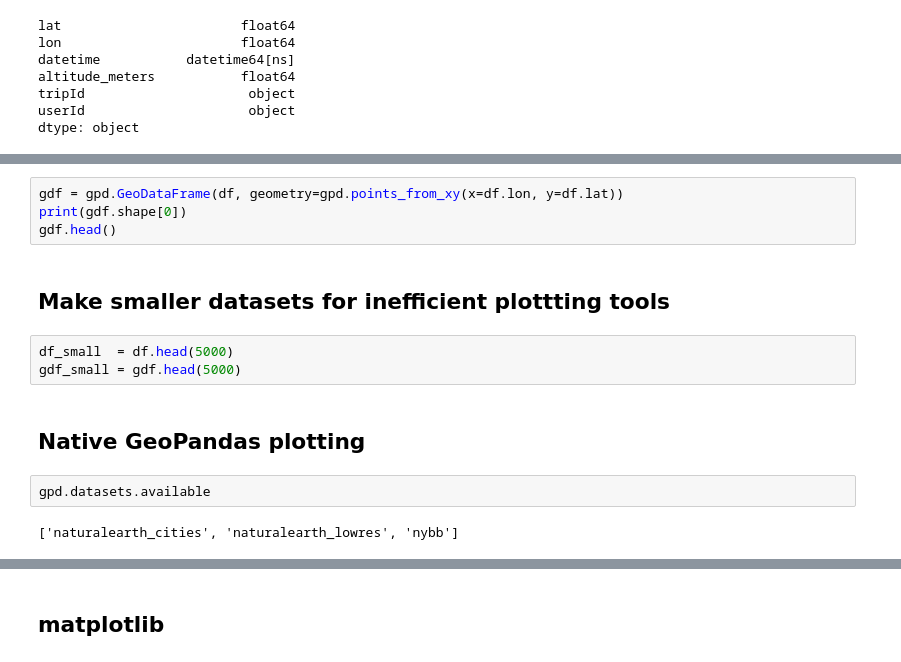
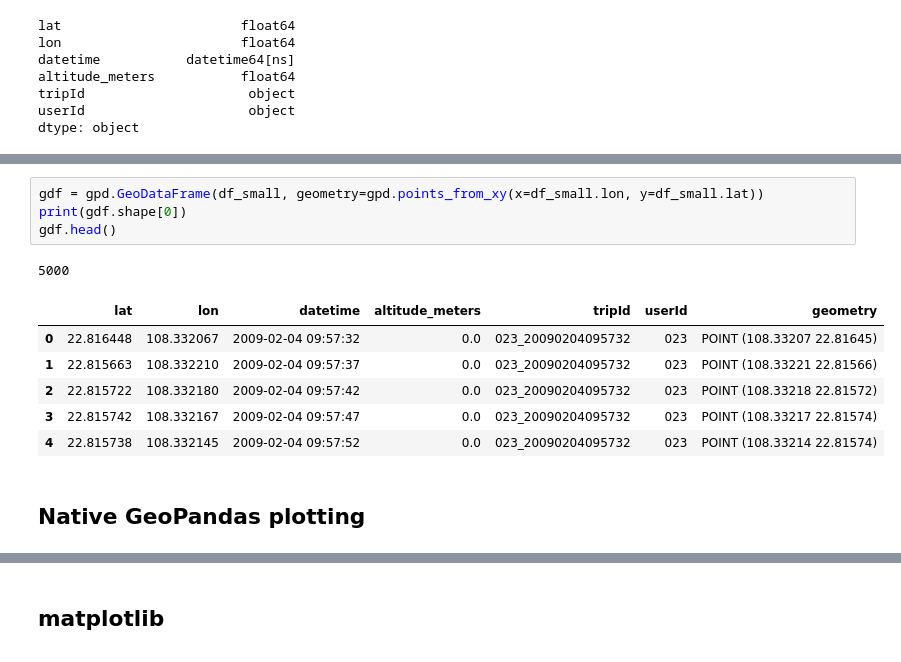
Before and after one commit to tjansson60/geospatial, a Jupyter notebook: geospatial.ipynb, the cells around one changed output, grey strips where cells are left out. Cells and saved outputs as stored; diff of their text form.

```diff
--- a/geospatial.ipynb
+++ b/geospatial.ipynb
@@ -34,16 +65,15 @@ dtype: object
 # %%
-gdf = gpd.GeoDataFrame(df, geometry=gpd.points_from_xy(x=df.lon, y=df.lat))
+gdf = gpd.GeoDataFrame(df_small, geometry=gpd.points_from_xy(x=df_small.lon, y=df_small.lat))
 print(gdf.shape[0])
 gdf.head()
+# %% [output]
+5000
+|  | lat | lon | datetime | altitude_meters | tripId | userId | geometry |
+| 0 | 22.816448 | 108.332067 | 2009-02-04 09:57:32 | 0.0 | 023_20090204095732 | 023 | POINT (108.33207 22.81645) |
+| 1 | 22.815663 | 108.332210 | 2009-02-04 09:57:37 | 0.0 | 023_20090204095732 | 023 | POINT (108.33221 22.81566) |
+| 2 | 22.815722 | 108.332180 | 2009-02-04 09:57:42 | 0.0 | 023_20090204095732 | 023 | POINT (108.33218 22.81572) |
+| 3 | 22.815742 | 108.332167 | 2009-02-04 09:57:47 | 0.0 | 023_20090204095732 | 023 | POINT (108.33217 22.81574) |
+| 4 | 22.815738 | 108.332145 | 2009-02-04 09:57:52 | 0.0 | 023_20090204095732 | 023 | POINT (108.33214 22.81574) |
-# %% [markdown]
-## Make smaller datasets for inefficient plottting tools
-# %%
-df_small  = df.head(5000)
-gdf_small = gdf.head(5000)
 # %% [markdown]
 ## Native GeoPandas plotting
-# %%
-gpd.datasets.available
-# %% [output]
-['naturalearth_cities', 'naturalearth_lowres', 'nybb']
 # %%
```
Also changed, not shown: parts of 12 cells of this notebook, 1 other file.
